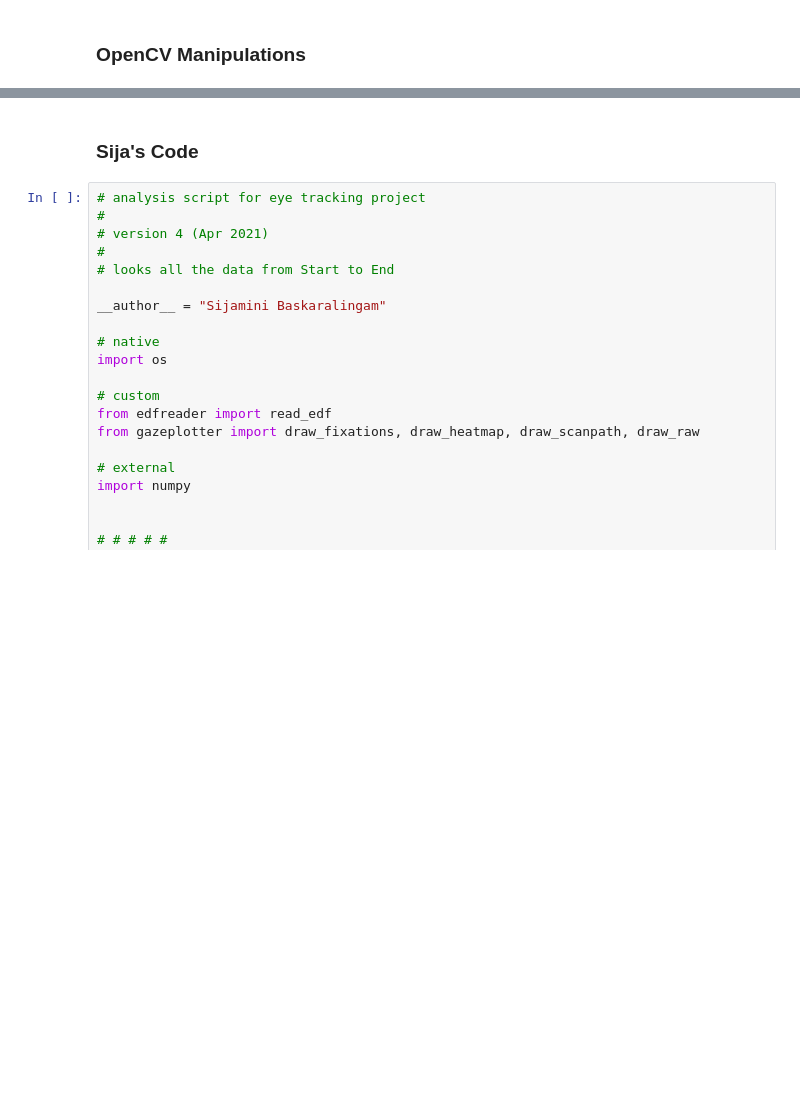
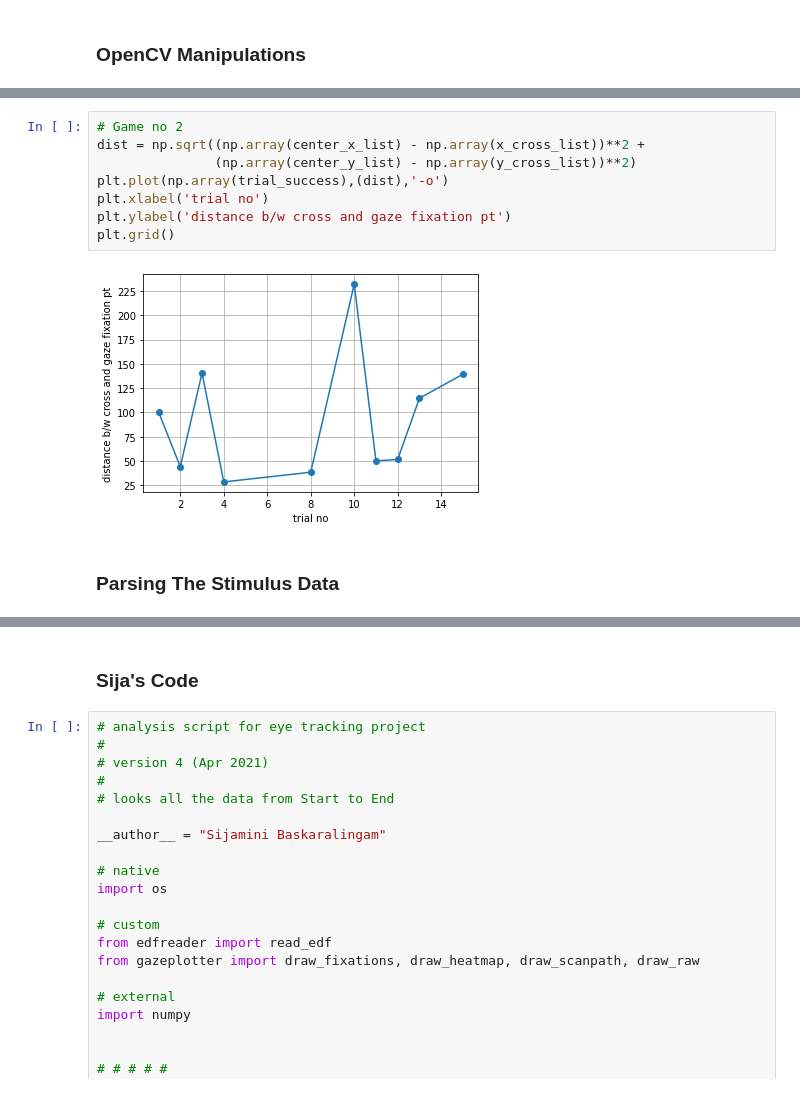
Before and after one commit to adithr/Eye-Tracking-Neural-Sys, a Jupyter notebook: PyGazeAnalyser Example Notebook.ipynb, the cells around one changed output, grey strips where cells are left out. Saved outputs shown, nothing was run; the diff lists cells and outputs as text; blank space fills up the shorter version.

```diff
--- a/PyGazeAnalyser Example Notebook.ipynb
+++ b/PyGazeAnalyser Example Notebook.ipynb
@@ -141,0 +253,12 @@ h
+# %%
+# Game no 2
+dist = np.sqrt((np.array(center_x_list) - np.array(x_cross_list))**2 +
+               (np.array(center_y_list) - np.array(y_cross_list))**2)
+plt.plot(np.array(trial_success),(dist),'-o')
+plt.xlabel('trial no')
+plt.ylabel('distance b/w cross and gaze fixation pt')
+plt.grid()
+# %% [output]
+[figure, added]
+# %% [markdown]
+### Parsing The Stimulus Data
```
Also changed, not shown: parts of 23 cells of this notebook, 16 other files.
